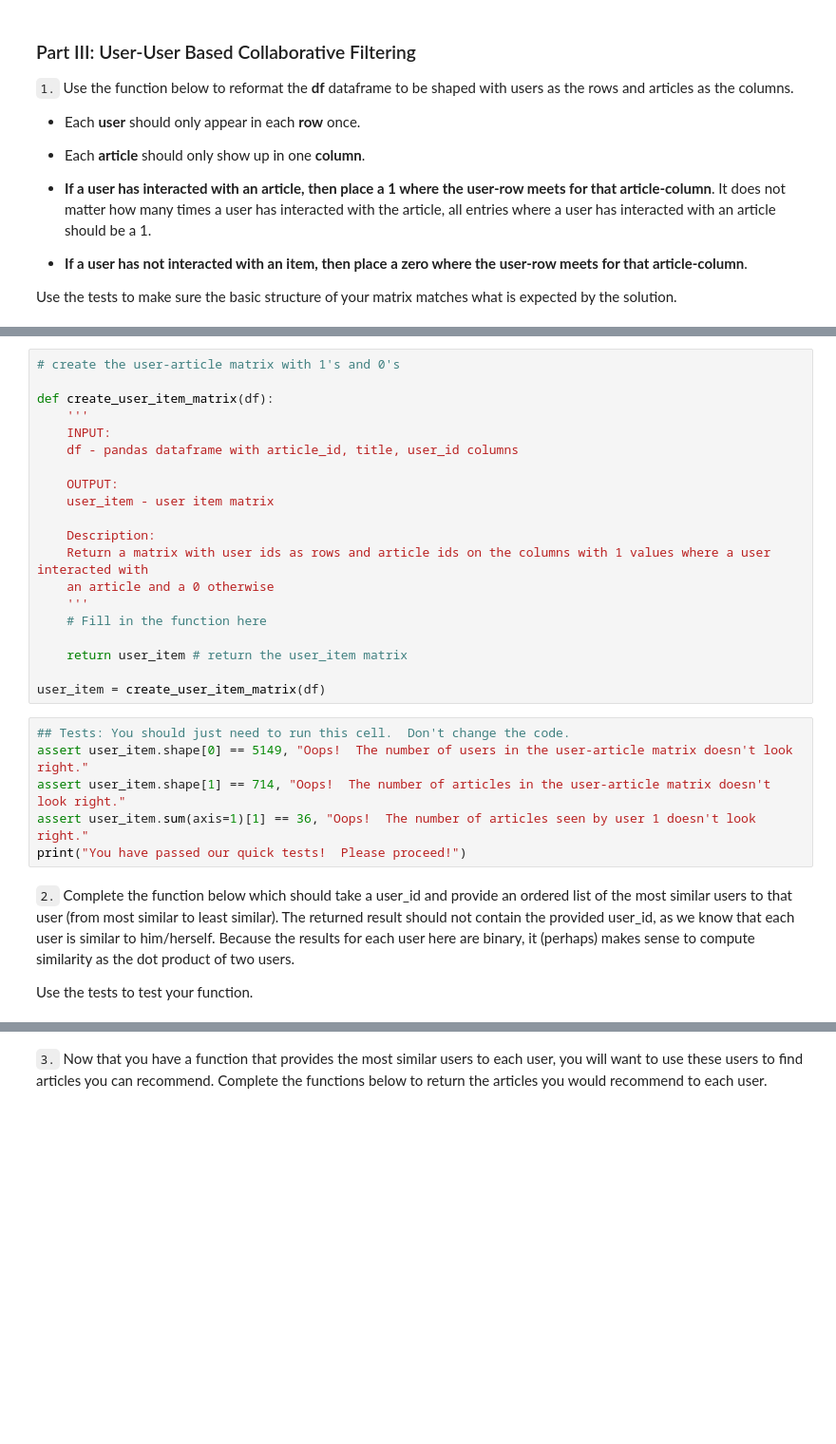
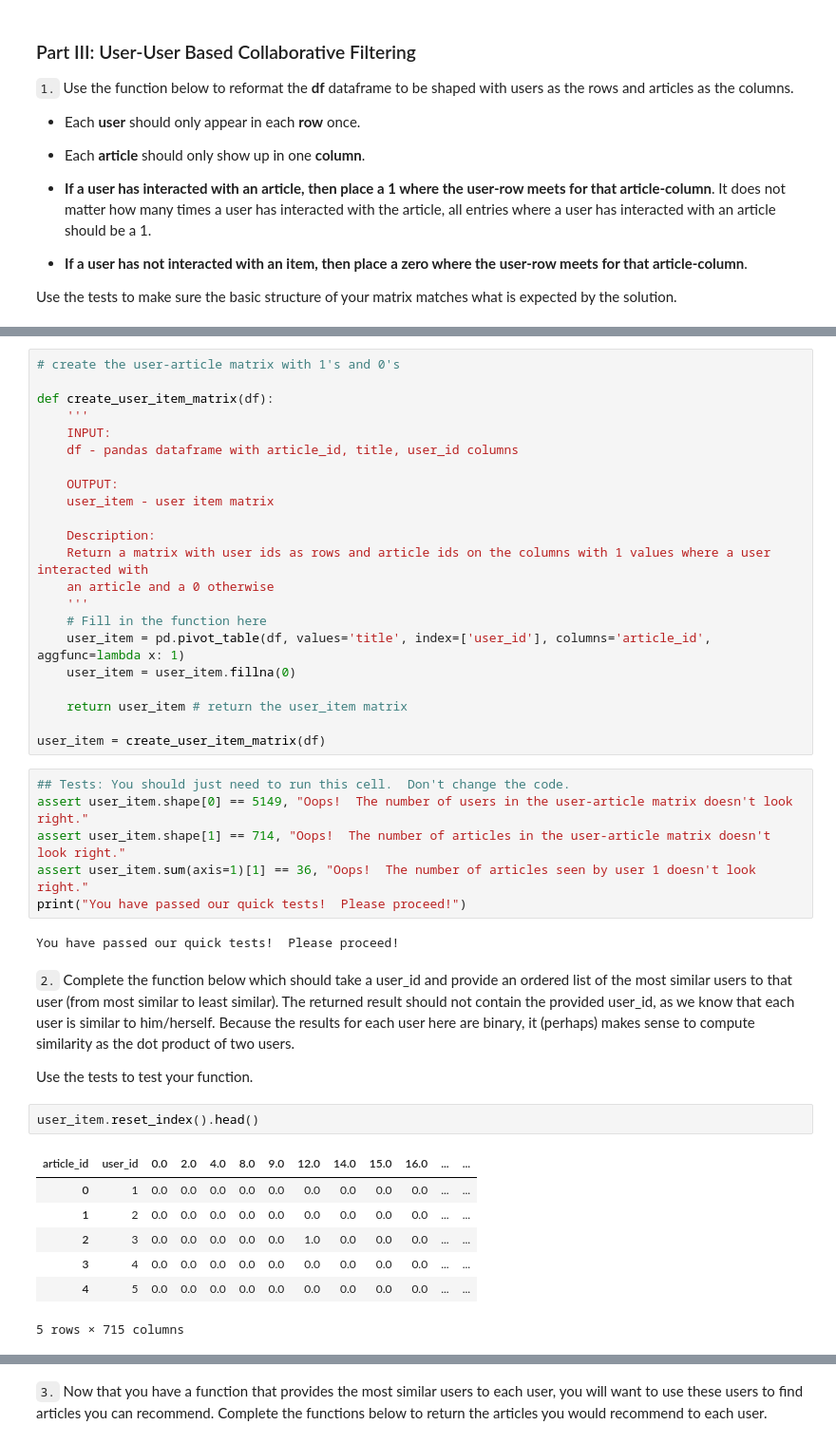
Before and after one commit to natashk/Udacity-DSND-Project3, a Jupyter notebook: Recommendations_with_IBM.ipynb, the cells around one changed output, grey strips where cells are left out. Shown at 95% size. Saved outputs shown, nothing was run; the diff lists cells and outputs as text; blank space fills up the shorter version.

```diff
--- a/Recommendations_with_IBM.ipynb
+++ b/Recommendations_with_IBM.ipynb
@@ -420,6 +426,8 @@ def create_user_item_matrix(df):
     an article and a 0 otherwise
     '''
     # Fill in the function here
+    user_item = pd.pivot_table(df, values='title', index=['user_id'], columns='article_id', aggfunc=lambda x: 1)
+    user_item = user_item.fillna(0)
 
     return user_item # return the user_item matrix
 
@@ -430,7 +438,19 @@ assert user_item.shape[0] == 5149, "Oops!  The number of users in the user-artic
 assert user_item.shape[1] == 714, "Oops!  The number of articles in the user-article matrix doesn't look right."
 assert user_item.sum(axis=1)[1] == 36, "Oops!  The number of articles seen by user 1 doesn't look right."
 print("You have passed our quick tests!  Please proceed!")
+# %% [output]
+You have passed our quick tests!  Please proceed!
 # %% [markdown]
 `2.` Complete the function below which should take a user_id and provide an ordered list of the most similar users to that user (from most similar to least similar).  The returned result should not contain the provided user_id, as we know that each user is similar to him/herself. Because the results for each user here are binary, it (perhaps) makes sense to compute similarity as the dot product of two users.
 
 Use the tests to test your function.
+# %%
+user_item.reset_index().head()
+# %% [output]
+| article_id | user_id | 0.0 | 2.0 | 4.0 | 8.0 | 9.0 | 12.0 | 14.0 | 15.0 | 16.0 | ... | ... |
+| 0 | 1 | 0.0 | 0.0 | 0.0 | 0.0 | 0.0 | 0.0 | 0.0 | 0.0 | 0.0 | ... | ... |
+| 1 | 2 | 0.0 | 0.0 | 0.0 | 0.0 | 0.0 | 0.0 | 0.0 | 0.0 | 0.0 | ... | ... |
+| 2 | 3 | 0.0 | 0.0 | 0.0 | 0.0 | 0.0 | 1.0 | 0.0 | 0.0 | 0.0 | ... | ... |
+| 3 | 4 | 0.0 | 0.0 | 0.0 | 0.0 | 0.0 | 0.0 | 0.0 | 0.0 | 0.0 | ... | ... |
+| 4 | 5 | 0.0 | 0.0 | 0.0 | 0.0 | 0.0 | 0.0 | 0.0 | 0.0 | 0.0 | ... | ... |
+5 rows × 715 columns
```
Also changed, not shown: parts of 35 cells of this notebook.
